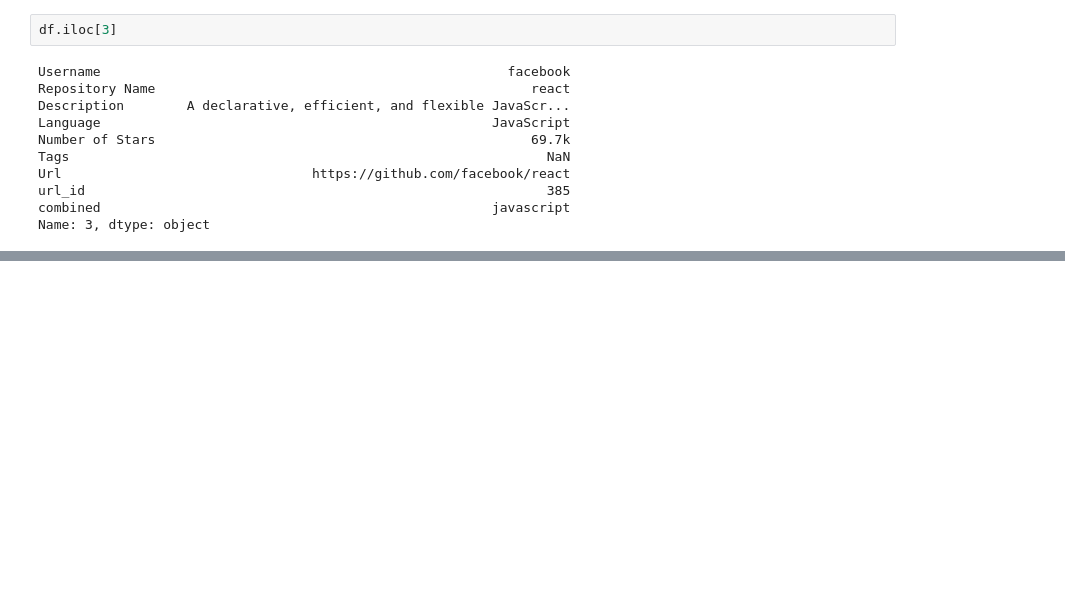
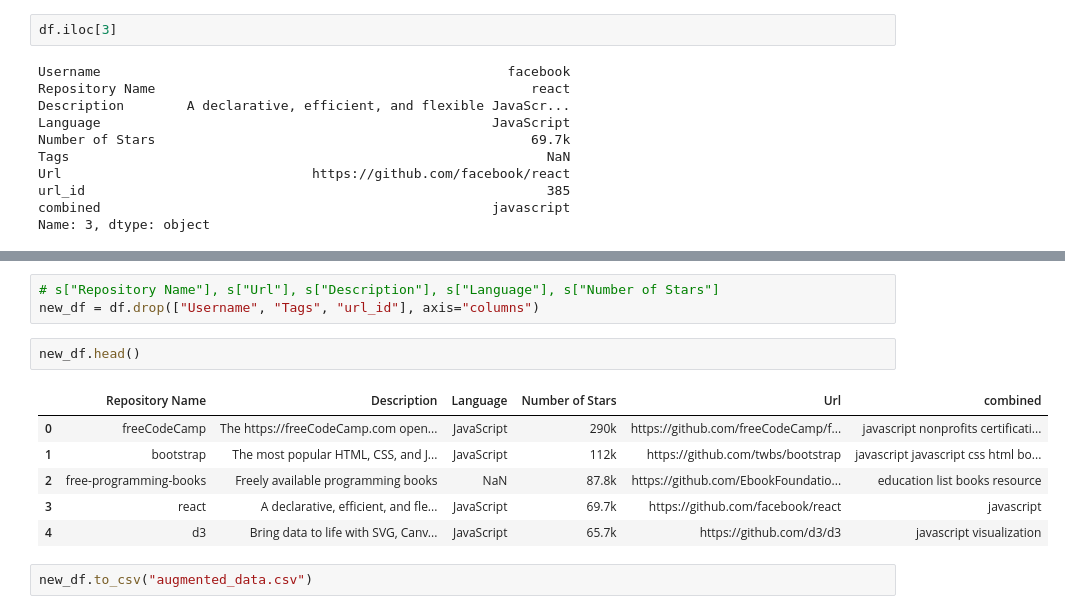
Before and after one commit to raghuramjee7/opensource-recommedation-system, a Jupyter notebook: recommender/notebook.ipynb, the cells around one changed output, grey strips where cells are left out. Drawn from its saved outputs; the diff is of its cells as text; blank space fills up the shorter version.

```diff
--- a/recommender/notebook.ipynb
+++ b/recommender/notebook.ipynb
@@ -115,0 +209,14 @@ def cosine_similarity(user, current):
+# %%
+# s["Repository Name"], s["Url"], s["Description"], s["Language"], s["Number of Stars"]
+new_df = df.drop(["Username", "Tags", "url_id"], axis="columns")
+# %%
+new_df.head()
+# %% [output]
+|  | Repository Name | Description | Language | Number of Stars | Url | combined |
+| 0 | freeCodeCamp | The https://freeCodeCamp.com open... | JavaScript | 290k | https://github.com/freeCodeCamp/f... | javascript nonprofits certificati... |
+| 1 | bootstrap | The most popular HTML, CSS, and J... | JavaScript | 112k | https://github.com/twbs/bootstrap | javascript javascript css html bo... |
+| 2 | free-programming-books | Freely available programming books | NaN | 87.8k | https://github.com/EbookFoundatio... | education list books resource |
+| 3 | react | A declarative, efficient, and fle... | JavaScript | 69.7k | https://github.com/facebook/react | javascript |
+| 4 | d3 | Bring data to life with SVG, Canv... | JavaScript | 65.7k | https://github.com/d3/d3 | javascript visualization |
+# %%
+new_df.to_csv("augmented_data.csv")
```
Also changed, not shown: parts of 8 cells of this notebook, 8 other files.
